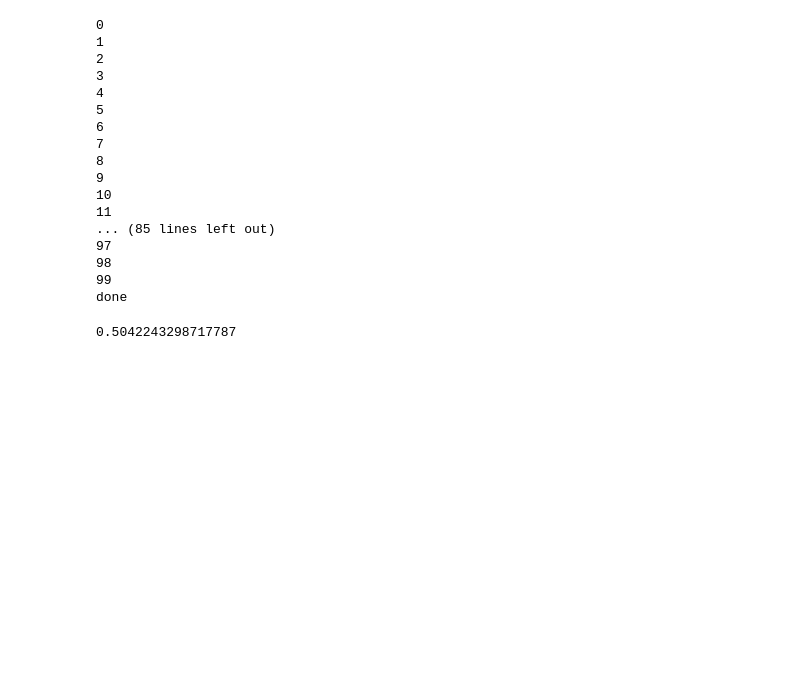
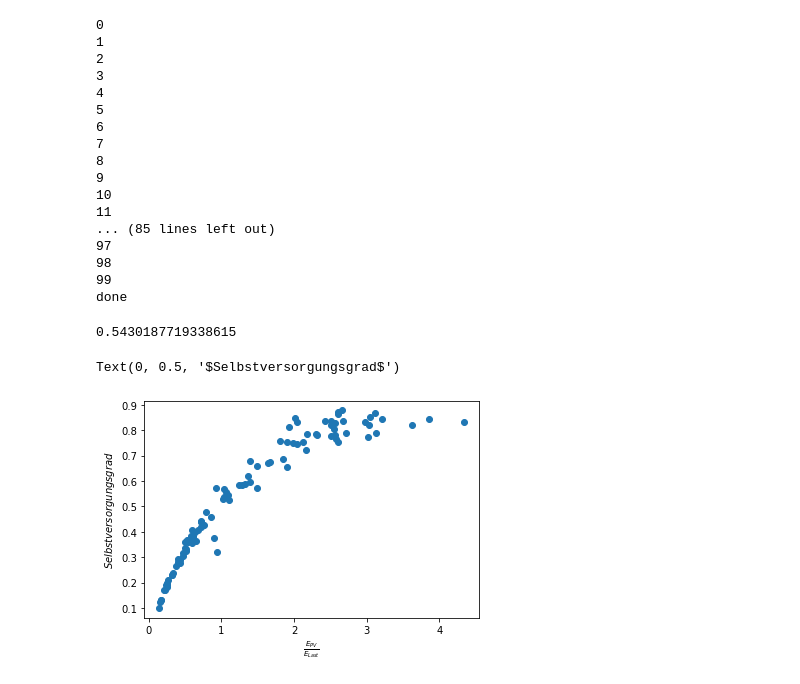
Before and after one commit to flxh/diploma, a Jupyter notebook: src/ml/Evaluation.ipynb, the cells around one changed output. Saved outputs shown, nothing was run; the diff lists cells and outputs as text; code cells hidden in the pictures; blank space fills up the shorter version.

```diff
--- a/src/ml/Evaluation.ipynb
+++ b/src/ml/Evaluation.ipynb
@@ -2,12 +2,17 @@
 import numpy as np
 load_sums = []
 bought_sums = []
-
+pv_sums = []
+sold_sums = []
+wasted_sums = []
 
 for i in range(100):
     data = np.genfromtxt(f'../ml/evaluations/{i}.csv', delimiter=';')
     load_sums.append(np.sum(data[:,1]))
+    pv_sums.append(np.sum(data[:,2]))
+    sold_sums.append(np.sum(data[:,6]))
     bought_sums.append(np.sum(data[:,5]))
+    wasted_sums.append(np.sum(data[:,7]))
     print(i)
 
 print('done')
@@ -32,8 +37,19 @@ done
 # %%
 load_sums =  np.array(load_sums)
 bought_sums = np.array(bought_sums)
+pv_sums = np.array(pv_sums)
 
+pv_load_ratio = -pv_sums/load_sums
 svg = 1-bought_sums/load_sums
 print(np.mean(svg))
 # %% [output]
-0.5042243298717787
+0.5430187719338615
+# %%
+import matplotlib.pyplot as plt
+fig, ax = plt.subplots()
+ax.scatter(pv_load_ratio, svg)
+ax.set_xlabel('$\\frac{E_{PV}}{E_{Last}}$')
+ax.set_ylabel('$Selbstversorgungsgrad$')
+# %% [output]
+Text(0, 0.5, '$Selbstversorgungsgrad$')
+[figure, added]
```
Also changed, not shown: 2 other files.
